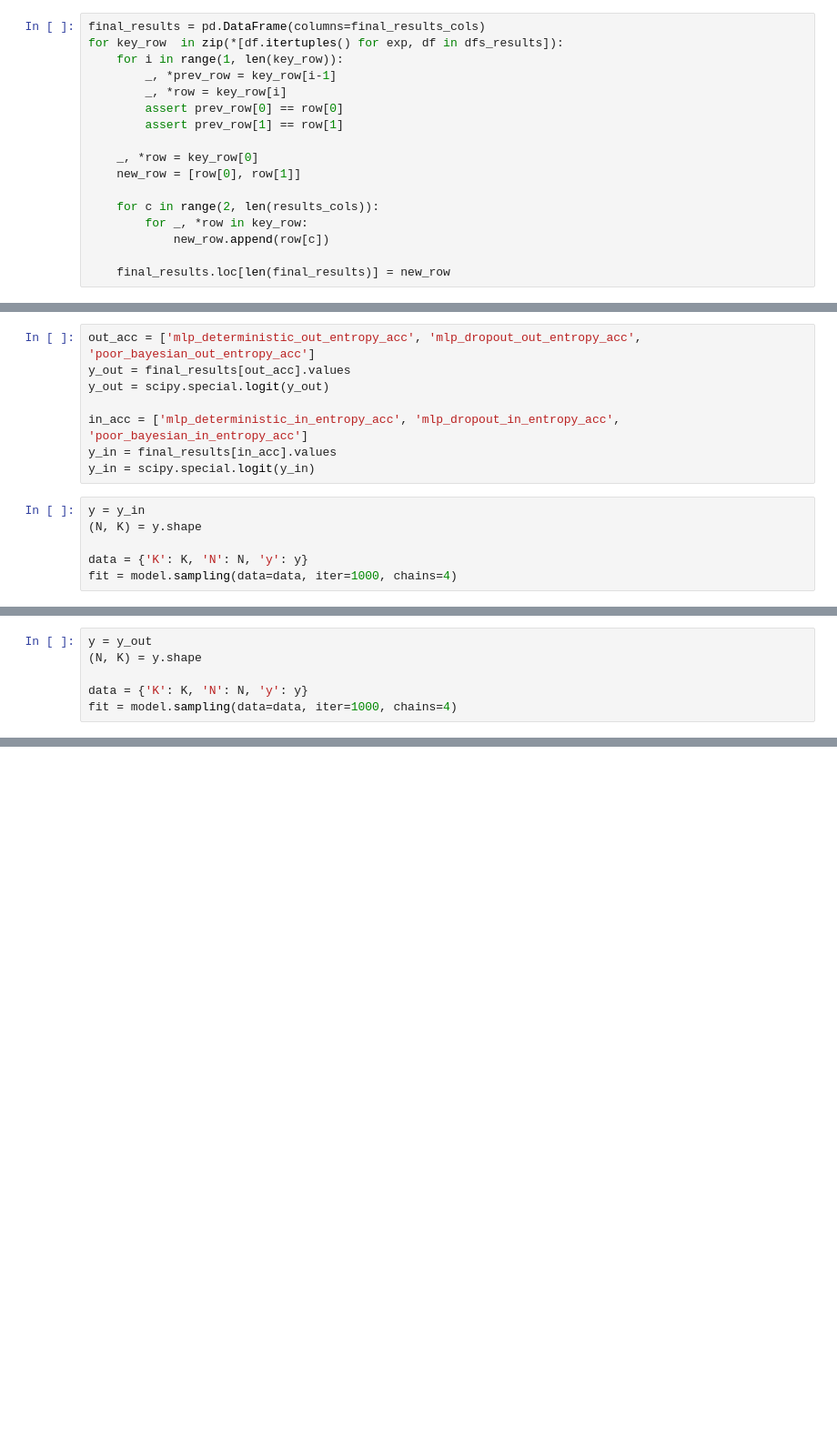
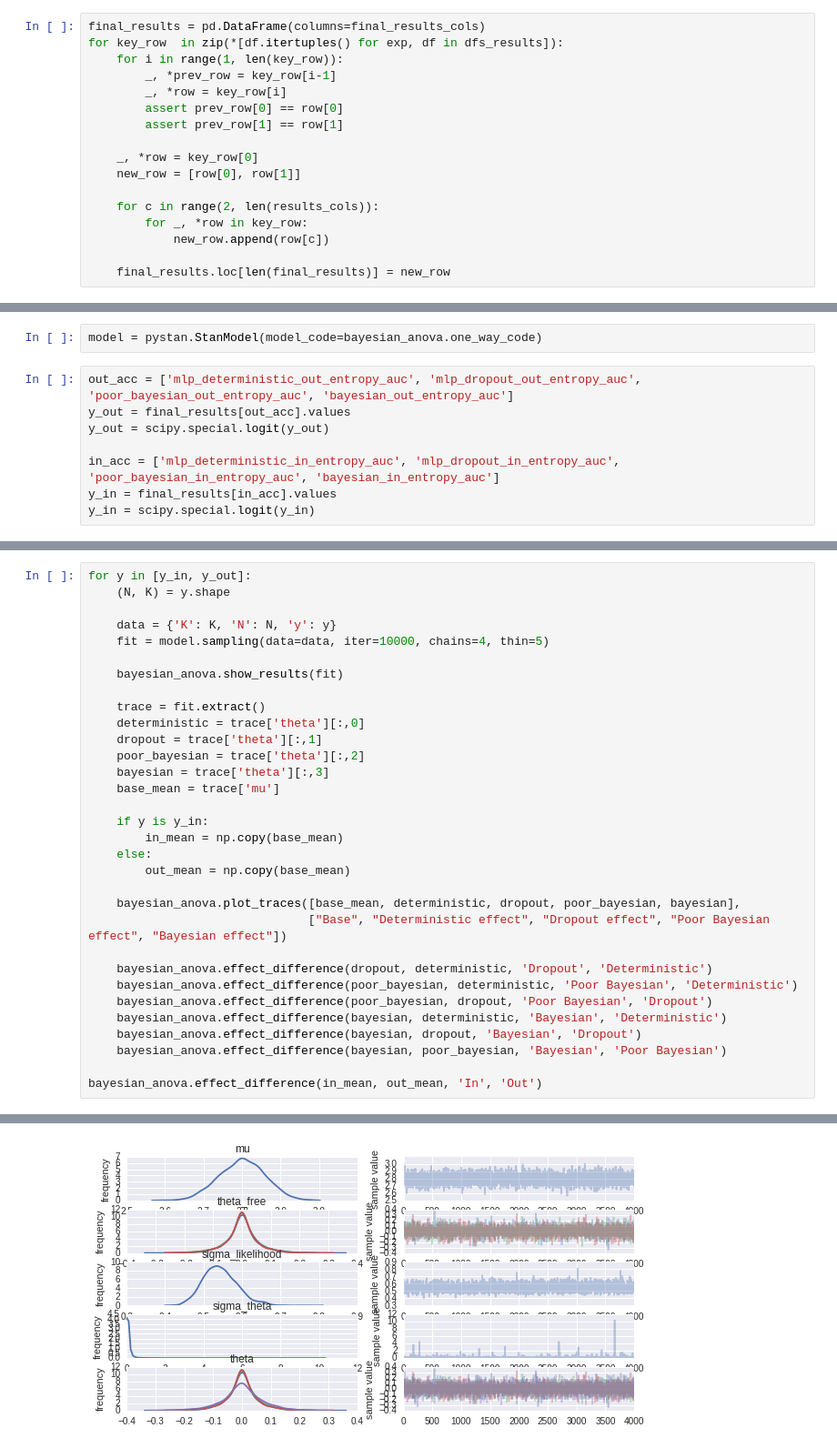
Before and after one commit to ramon-oliveira/deepstats, a Jupyter notebook: mnist_results/join_results_anova.ipynb, the cells around one changed output, grey strips where cells are left out. Shown at 91% size. Saved outputs shown, nothing was run; the diff lists cells and outputs as text; blank space fills up the shorter version.

```diff
--- a/mnist_results/join_results_anova.ipynb
+++ b/mnist_results/join_results_anova.ipynb
@@ -132,14 +113,10 @@ model = pystan.StanModel(model_code=code)
+# %%
+model = pystan.StanModel(model_code=bayesian_anova.one_way_code)
 # %%
-out_acc = ['mlp_deterministic_out_entropy_acc', 'mlp_dropout_out_entropy_acc', 'poor_bayesian_out_entropy_acc']
+out_acc = ['mlp_deterministic_out_entropy_auc', 'mlp_dropout_out_entropy_auc', 'poor_bayesian_out_entropy_auc', 'bayesian_out_entropy_auc']
 y_out = final_results[out_acc].values
 y_out = scipy.special.logit(y_out)
 
-in_acc = ['mlp_deterministic_in_entropy_acc', 'mlp_dropout_in_entropy_acc', 'poor_bayesian_in_entropy_acc']
+in_acc = ['mlp_deterministic_in_entropy_auc', 'mlp_dropout_in_entropy_auc', 'poor_bayesian_in_entropy_auc', 'bayesian_in_entropy_auc']
 y_in = final_results[in_acc].values
 y_in = scipy.special.logit(y_in)
-# %%
-y = y_in
-(N, K) = y.shape
-
-data = {'K': K, 'N': N, 'y': y}
-fit = model.sampling(data=data, iter=1000, chains=4)
@@ -201,6 +122,0 @@ Poor Bayesian - Dropout 95 CI: -0.183126982093 0.181595194826 Pr > 0: 0.4615
-# %%
-y = y_out
-(N, K) = y.shape
-
-data = {'K': K, 'N': N, 'y': y}
-fit = model.sampling(data=data, iter=1000, chains=4)
@@ -365,0 +123,33 @@ Poor Bayesian - Dropout 95 CI: -0.100478949553 0.156712825319 Pr > 0: 0.687
+# %%
+for y in [y_in, y_out]:
+    (N, K) = y.shape
+
+    data = {'K': K, 'N': N, 'y': y}
+    fit = model.sampling(data=data, iter=10000, chains=4, thin=5)
+
+    bayesian_anova.show_results(fit)
+
+    trace = fit.extract()
+    deterministic = trace['theta'][:,0]
+    dropout = trace['theta'][:,1]
+    poor_bayesian = trace['theta'][:,2]
+    bayesian = trace['theta'][:,3]
+    base_mean = trace['mu']
+
+    if y is y_in:
+        in_mean = np.copy(base_mean)
+    else:
+        out_mean = np.copy(base_mean)
+
+    bayesian_anova.plot_traces([base_mean, deterministic, dropout, poor_bayesian, bayesian],
+                               ["Base", "Deterministic effect", "Dropout effect", "Poor Bayesian effect", "Bayesian effect"])
+
+    bayesian_anova.effect_difference(dropout, deterministic, 'Dropout', 'Deterministic')
+    bayesian_anova.effect_difference(poor_bayesian, deterministic, 'Poor Bayesian', 'Deterministic')
+    bayesian_anova.effect_difference(poor_bayesian, dropout, 'Poor Bayesian', 'Dropout')
+    bayesian_anova.effect_difference(bayesian, deterministic, 'Bayesian', 'Deterministic')
+    bayesian_anova.effect_difference(bayesian, dropout, 'Bayesian', 'Dropout')
+    bayesian_anova.effect_difference(bayesian, poor_bayesian, 'Bayesian', 'Poor Bayesian')
+
+bayesian_anova.effect_difference(in_mean, out_mean, 'In', 'Out')
+# %% [output]
@@ -365,0 +173 @@ Poor Bayesian - Dropout 95 CI: -0.100478949553 0.156712825319 Pr > 0: 0.687
+[figure, added]
```
Also changed, not shown: parts of 15 cells of this notebook, 4 other files.
